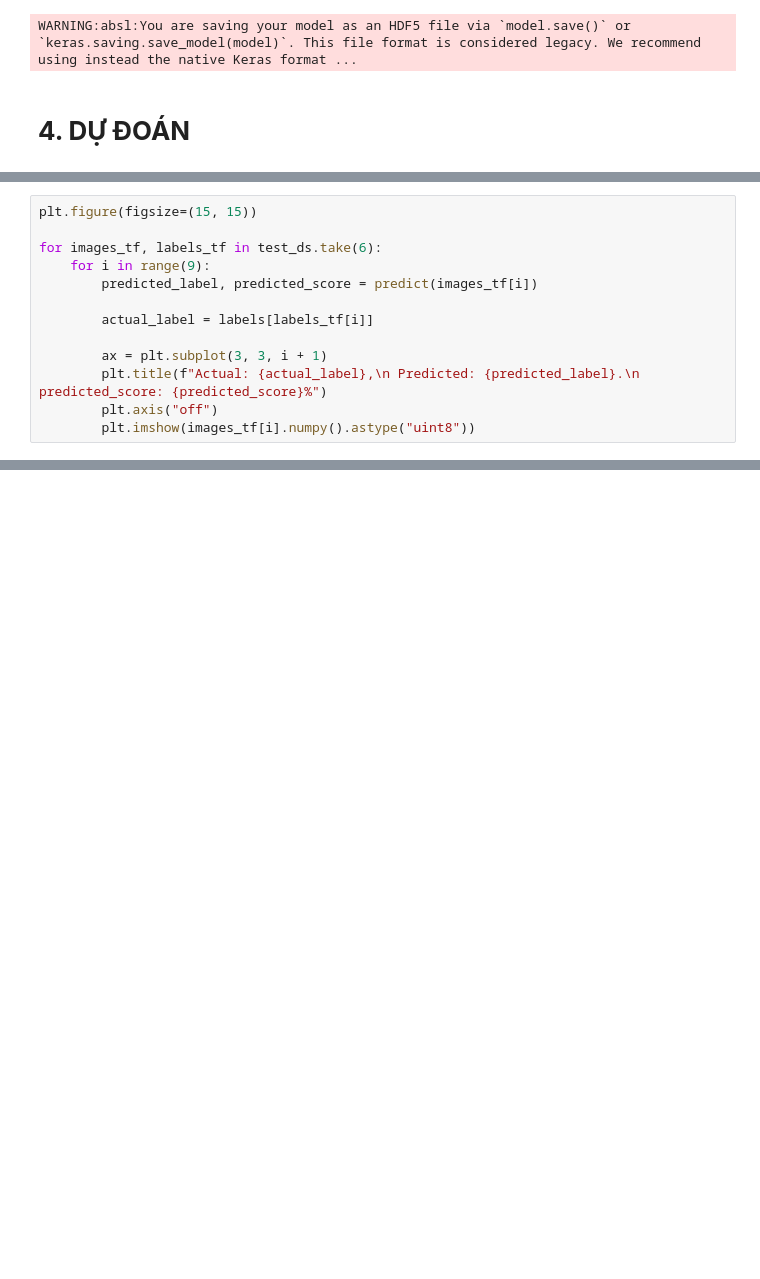
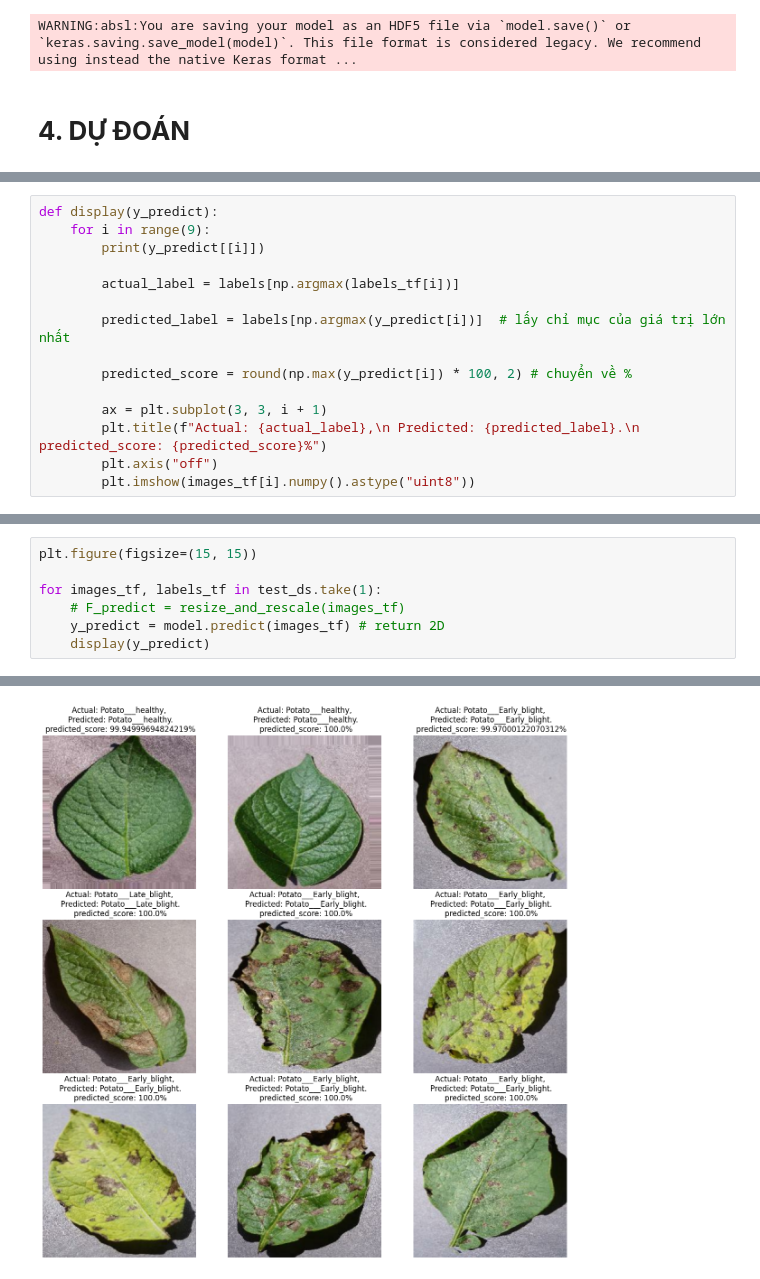
Before and after one commit to ldc-369/crop-disease-classification, a Jupyter notebook: train_model.ipynb, the cells around one changed output, grey strips where cells are left out. Cells and saved outputs as stored; diff of their text form; blank space fills up the shorter version.

```diff
--- a/train_model.ipynb
+++ b/train_model.ipynb
@@ -312,11 +360,13 @@ def predict(img_tf):
 # %%
-plt.figure(figsize=(15, 15))
+def display(y_predict):
+    for i in range(9):
+        print(y_predict[[i]])
 
-for images_tf, labels_tf in test_ds.take(6):
-    for i in range(9):
-        predicted_label, predicted_score = predict(images_tf[i])
+        actual_label = labels[np.argmax(labels_tf[i])]
 
-        actual_label = labels[labels_tf[i]]
+        predicted_label = labels[np.argmax(y_predict[i])]  # lấy chỉ mục của giá trị lớn nhất
+
+        predicted_score = round(np.max(y_predict[i]) * 100, 2) # chuyển về %
 
         ax = plt.subplot(3, 3, i + 1)
         plt.title(f"Actual: {actual_label},\n Predicted: {predicted_label}.\n predicted_score: {predicted_score}%")
@@ -343,0 +375,8 @@ for images_tf, labels_tf in test_ds.take(6):
+# %%
+plt.figure(figsize=(15, 15))
+
+for images_tf, labels_tf in test_ds.take(1):
+    # F_predict = resize_and_rescale(images_tf)
+    y_predict = model.predict(images_tf) # return 2D
+    display(y_predict)
+# %% [output]
@@ -343,0 +393 @@ for images_tf, labels_tf in test_ds.take(6):
+[figure, added]
```
Also changed, not shown: parts of 28 cells of this notebook, 3 other files.
